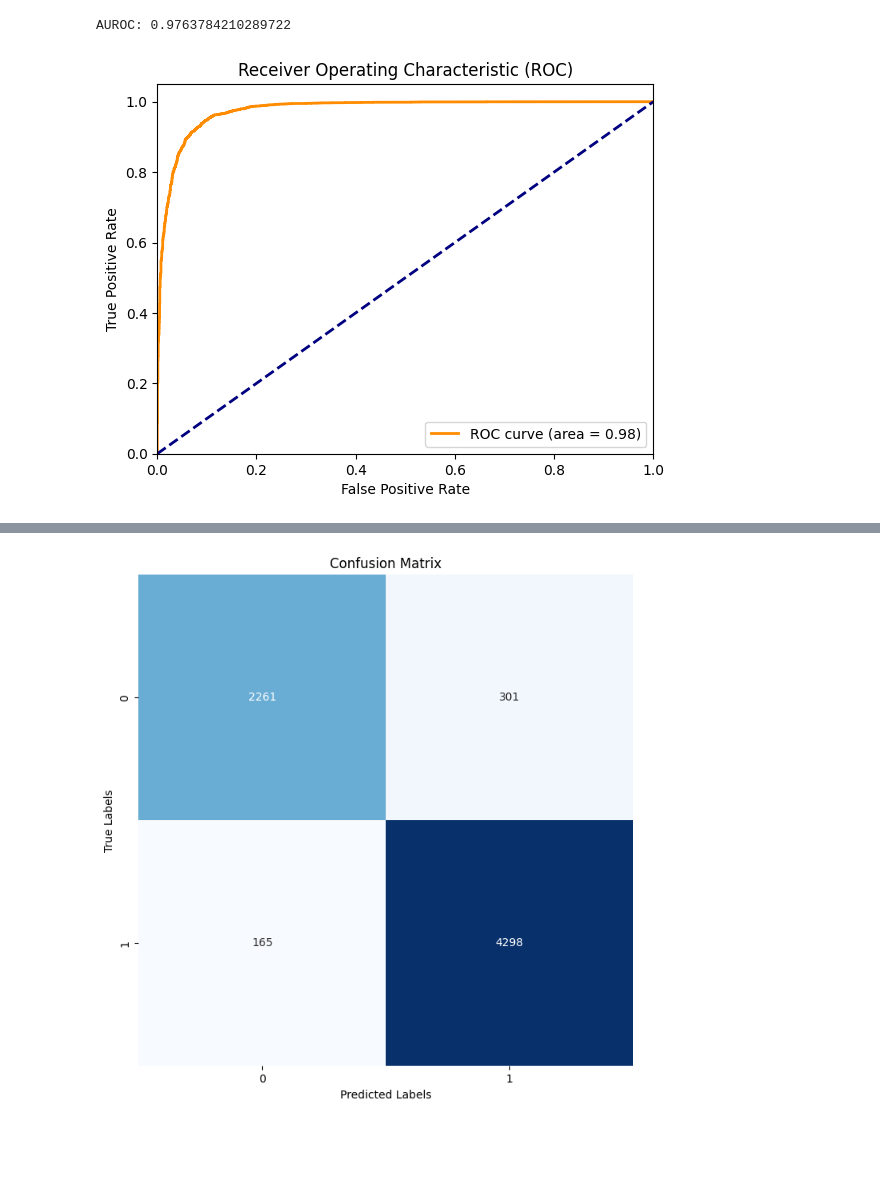
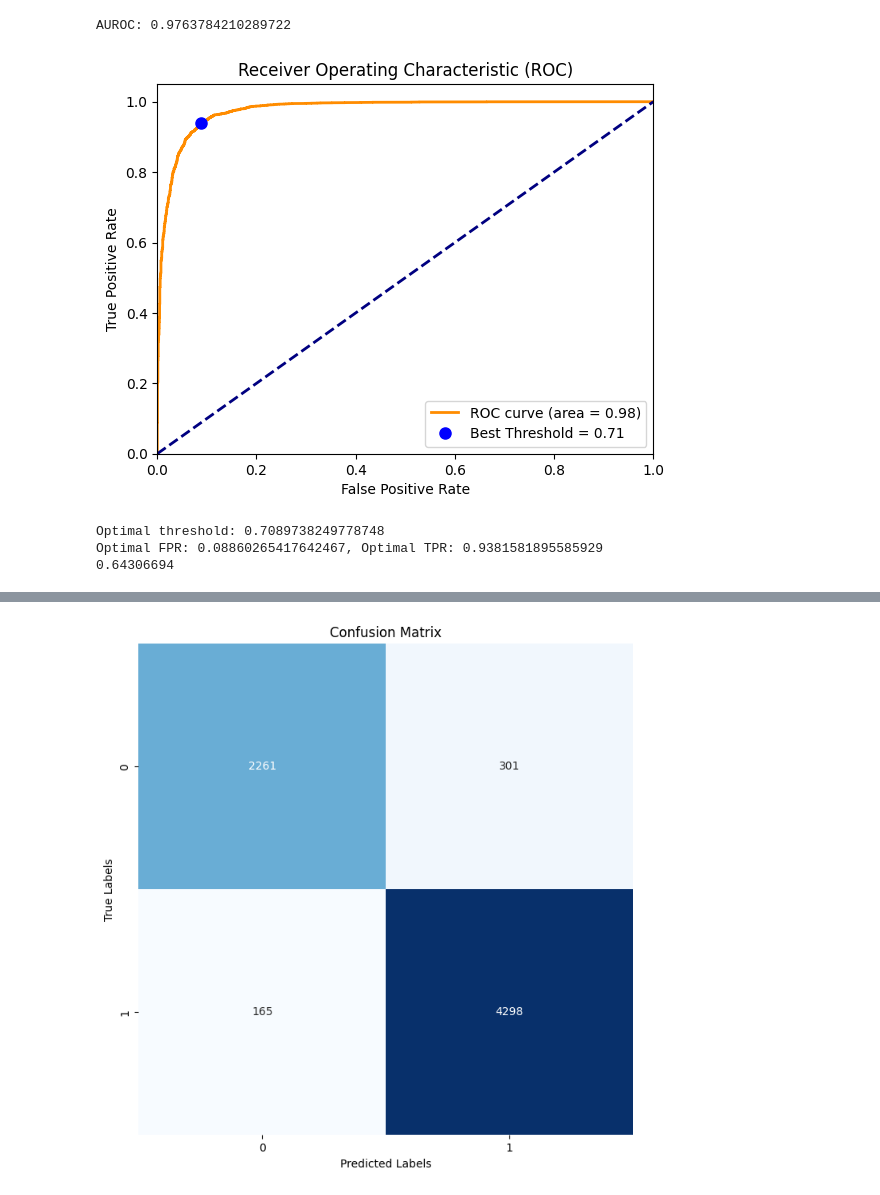
Before and after one commit to NBandemer/capstone-mayo, a Jupyter notebook: T5_model.ipynb, the cells around one changed output, grey strips where cells are left out. Cells and saved outputs as stored; diff of their text form; code cells hidden in the pictures; blank space fills up the shorter version.

Commit message:
different methods to find optimal point

```diff
--- a/T5_model.ipynb
+++ b/T5_model.ipynb
@@ -513,23 +488,46 @@ AUROC: 0.9763784210289722
 # %%
 from sklearn.metrics import roc_curve
 import matplotlib.pyplot as plt
 
 # Compute ROC curve
 fpr, tpr, thresholds = roc_curve(true_labels, prob)
 
+# -------------1ST METHOD-------------
+
+# distance of each point on the ROC curve from the top-left corner
+distances = np.sqrt((1 - tpr) ** 2 + fpr ** 2)
+
+# index of the minimum distance
+optimal_idx = np.argmin(distances)
+
+optimal_threshold = thresholds[optimal_idx]
+optimal_fpr, optimal_tpr = fpr[optimal_idx], tpr[optimal_idx]
+
 # Plotting the ROC curve
 plt.figure()
 plt.plot(fpr, tpr, color='darkorange', lw=2, label='ROC curve (area = %0.2f)' % auroc)
 plt.plot([0, 1], [0, 1], color='navy', lw=2, linestyle='--')
+plt.plot(optimal_fpr, optimal_tpr, 'bo', markersize=8, label=f'Best Threshold = {optimal_threshold:.2f}')
 plt.xlim([0.0, 1.0])
 plt.ylim([0.0, 1.05])
 plt.xlabel('False Positive Rate')
 plt.ylabel('True Positive Rate')
 plt.title('Receiver Operating Characteristic (ROC)')
 plt.legend(loc="lower right")
 plt.show()
+
+print(f"Optimal threshold: {optimal_threshold}")
+print(f"Optimal FPR: {optimal_fpr}, Optimal TPR: {optimal_tpr}")
+
+# ----------- 2ND METHOD ------------------- #
+
+best_threshold = thresholds[np.argmax(tpr - fpr)]
+print(best_threshold)
 # %% [output]
-[figure, old version]
+[figure, new version]
+Optimal threshold: 0.7089738249778748
+Optimal FPR: 0.08860265417642467, Optimal TPR: 0.9381581895585929
+0.64306694
 # %%
 pip install roc-utils
 # %% [output]
```
Also changed, not shown: parts of 11 cells of this notebook.
